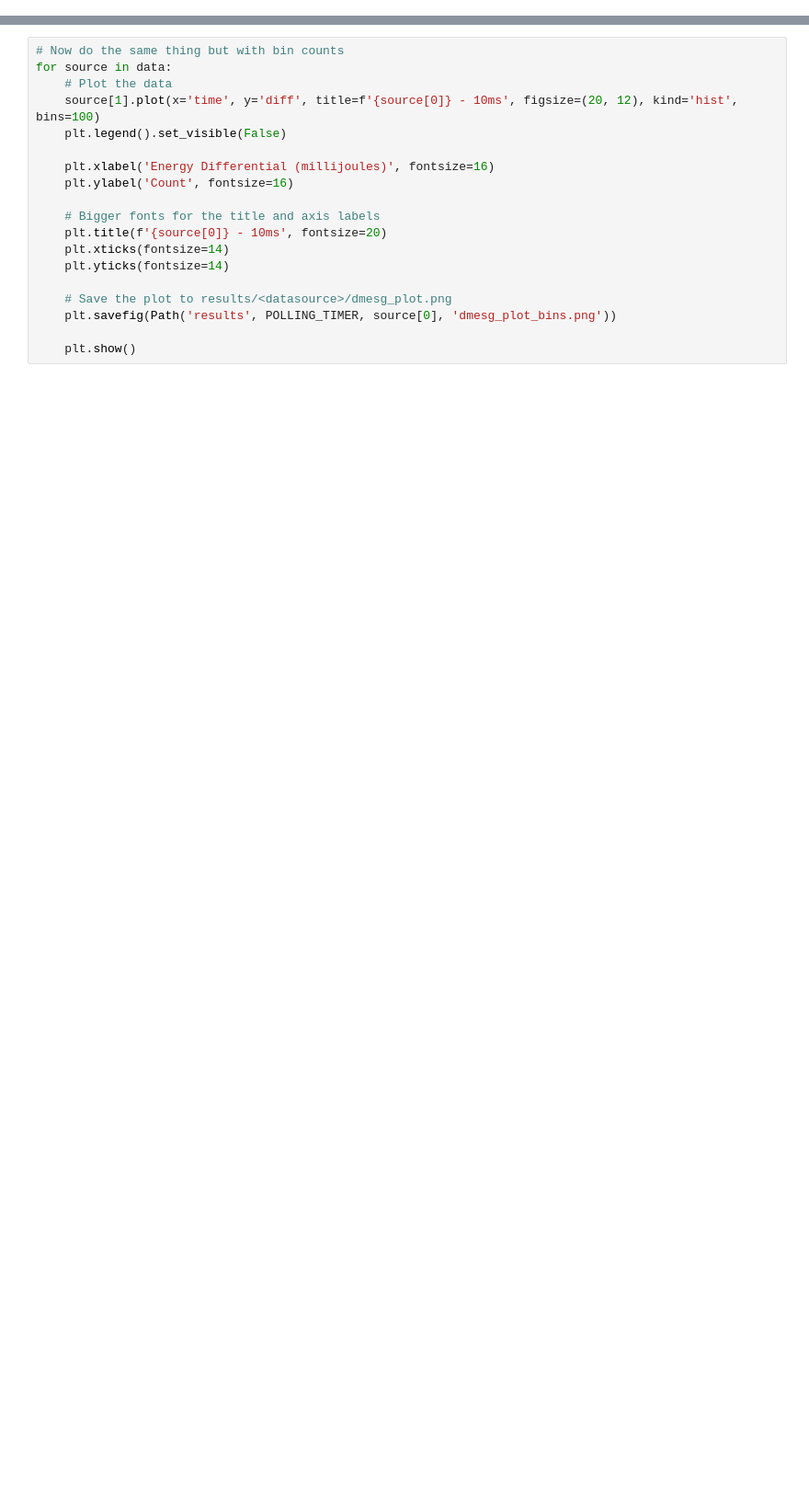
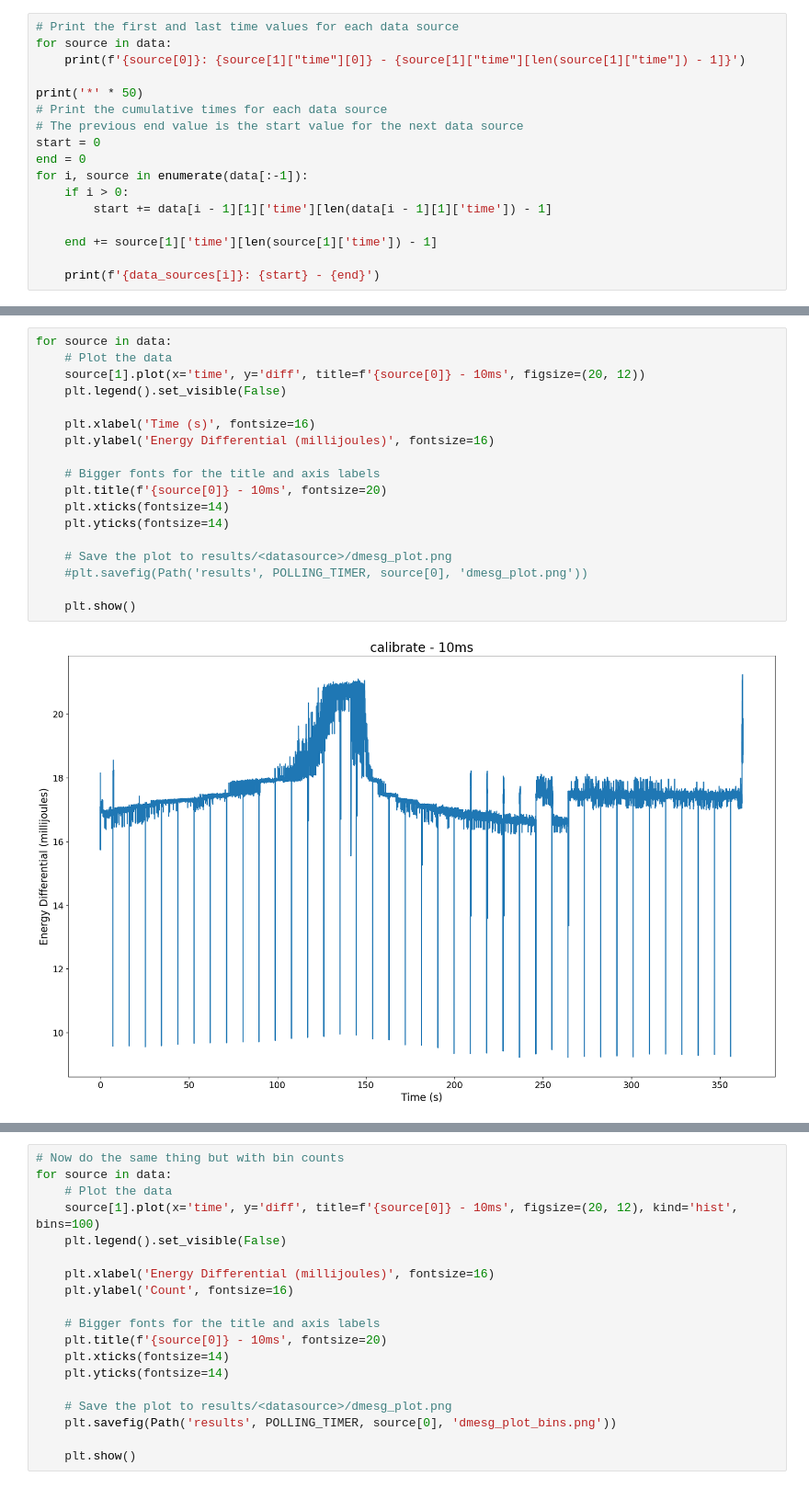
Before and after one commit to SupurCalvinHiggins/rapl, a Jupyter notebook: graphs.ipynb, the cells around one changed output, grey strips where cells are left out. Shown at 92% size. Cells and saved outputs as stored; diff of their text form; blank space fills up the shorter version.

Commit message:
Start time at 0

```diff
--- a/graphs.ipynb
+++ b/graphs.ipynb
@@ -47,0 +28,17 @@ for source in data:
+# %%
+# Print the first and last time values for each data source
+for source in data:
+    print(f'{source[0]}: {source[1]["time"][0]} - {source[1]["time"][len(source[1]["time"]) - 1]}')
+
+print('*' * 50)
+# Print the cumulative times for each data source
+# The previous end value is the start value for the next data source
+start = 0
+end = 0
+for i, source in enumerate(data[:-1]):
+    if i > 0:
+        start += data[i - 1][1]['time'][len(data[i - 1][1]['time']) - 1]
+
+    end += source[1]['time'][len(source[1]['time']) - 1]
+
+    print(f'{data_sources[i]}: {start} - {end}')
@@ -47,0 +56,20 @@ for source in data:
+# %%
+for source in data:
+    # Plot the data
+    source[1].plot(x='time', y='diff', title=f'{source[0]} - 10ms', figsize=(20, 12))
+    plt.legend().set_visible(False)
+
+    plt.xlabel('Time (s)', fontsize=16)
+    plt.ylabel('Energy Differential (millijoules)', fontsize=16)
+
+    # Bigger fonts for the title and axis labels
+    plt.title(f'{source[0]} - 10ms', fontsize=20)
+    plt.xticks(fontsize=14)
+    plt.yticks(fontsize=14)
+
+    # Save the plot to results/<datasource>/dmesg_plot.png
+    #plt.savefig(Path('results', POLLING_TIMER, source[0], 'dmesg_plot.png'))
+
+    plt.show()
+# %% [output]
+[figure, added]
```
Also changed, not shown: parts of 3 cells of this notebook, 6 other files.
